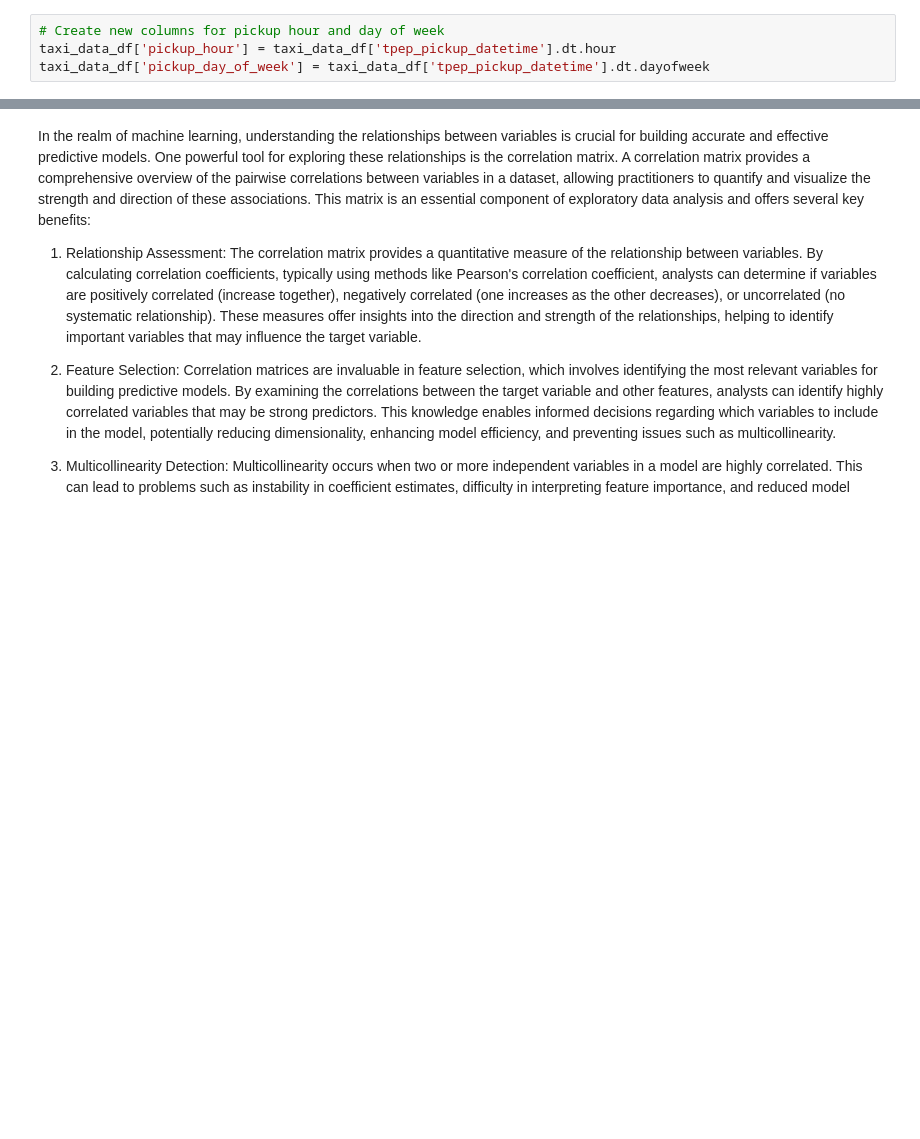
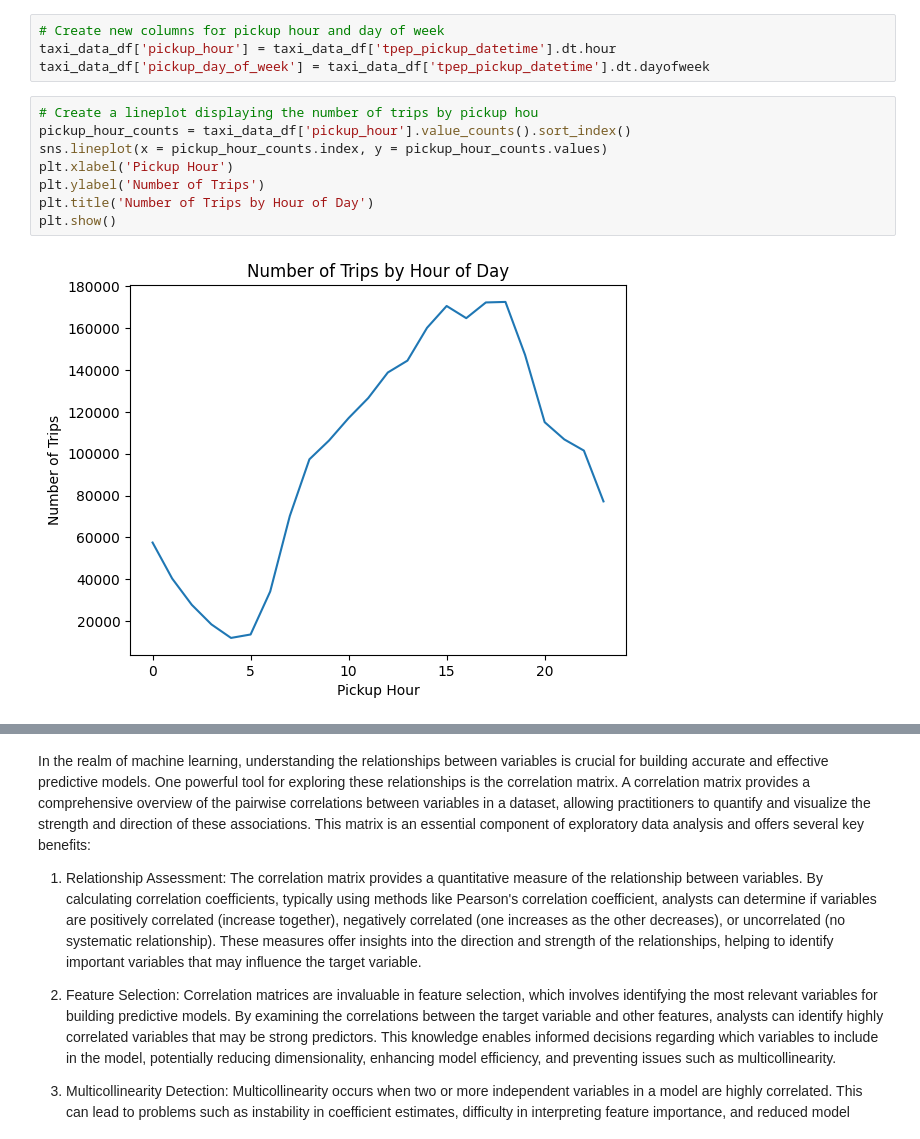
Before and after one commit to jerry-phillips/SpringBoard, a Jupyter notebook: Student_MLE_MiniProject_EDA.ipynb, the cells around one changed output, grey strips where cells are left out. Saved outputs shown, nothing was run; the diff lists cells and outputs as text; blank space fills up the shorter version.

```diff
--- a/Student_MLE_MiniProject_EDA.ipynb
+++ b/Student_MLE_MiniProject_EDA.ipynb
@@ -115,4 +107,14 @@ taxi_data_df['trip_dur_minutes'] = trip_diff.astype(int)
 # Create new columns for pickup hour and day of week
 taxi_data_df['pickup_hour'] = taxi_data_df['tpep_pickup_datetime'].dt.hour
 taxi_data_df['pickup_day_of_week'] = taxi_data_df['tpep_pickup_datetime'].dt.dayofweek
+# %%
+# Create a lineplot displaying the number of trips by pickup hou
+pickup_hour_counts = taxi_data_df['pickup_hour'].value_counts().sort_index()
+sns.lineplot(x = pickup_hour_counts.index, y = pickup_hour_counts.values)
+plt.xlabel('Pickup Hour')
+plt.ylabel('Number of Trips')
+plt.title('Number of Trips by Hour of Day')
+plt.show()
+# %% [output]
+[figure, added]
 # %%
```
Also changed, not shown: parts of 4 cells of this notebook.
